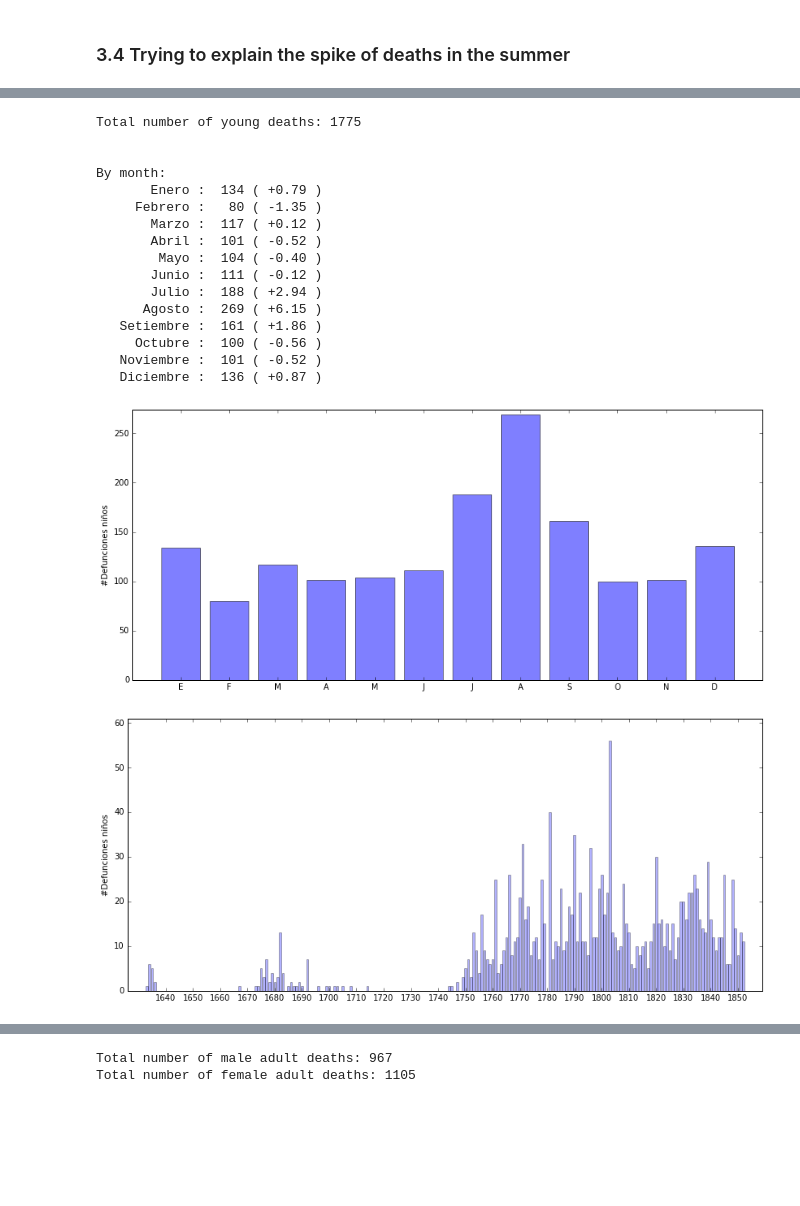
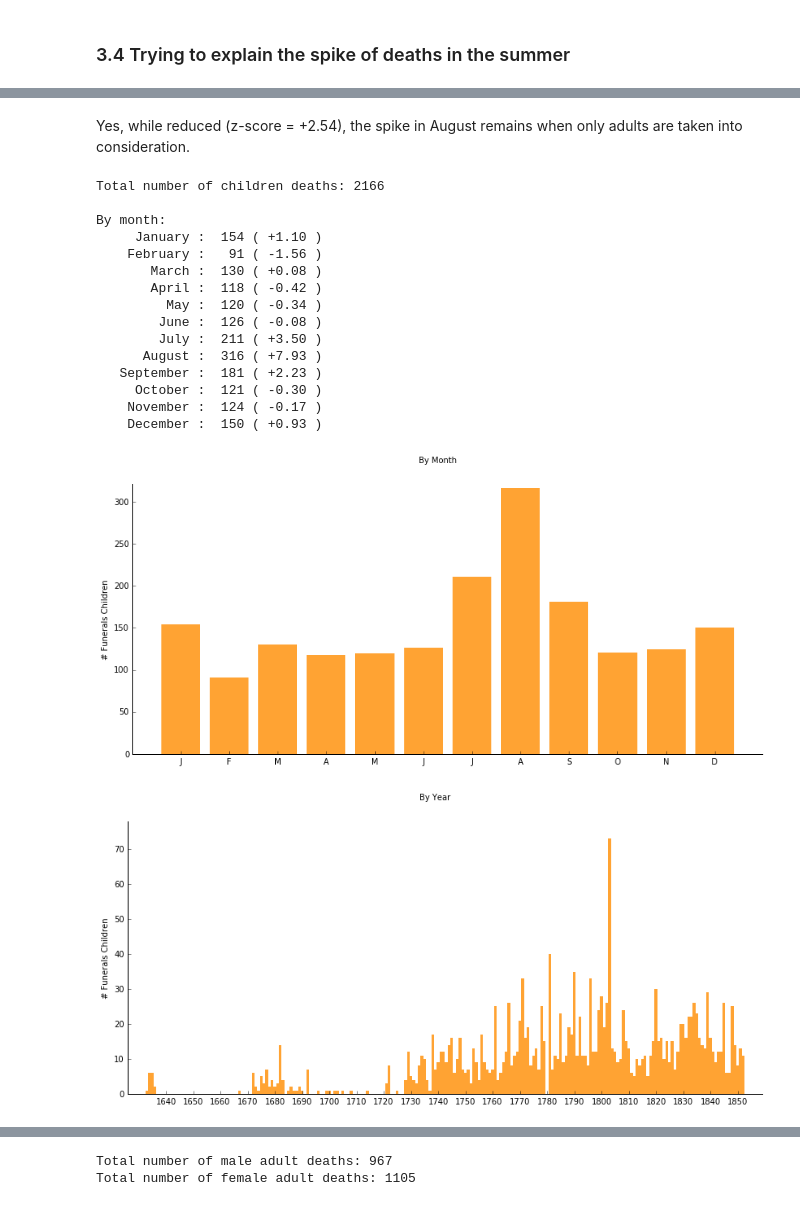
Before and after one commit to adriapr/demography-analysis, a Jupyter notebook: Demographic_analysis_1.ipynb, the cells around one changed output, grey strips where cells are left out. Drawn from its saved outputs; the diff is of its cells as text; code cells hidden in the pictures; blank space fills up the shorter version.

```diff
--- a/Demographic_analysis_1.ipynb
+++ b/Demographic_analysis_1.ipynb
@@ -467,16 +492,18 @@ Entradas mas comunes
 # %%
-# Spearate adults and kids
+# Separate adults and children
 adults = []
-kids = []
+children = []
 
 for i, v in enumerate(NPDEATHDATA[:,9]):
     if v in ['', 'A']:
         adults.append(NPDEATHDATA[i,8])
-    if v in ['P', 'ALB', 'N', 'NIÑA', 'ŃIÑO']:
-        kids.append(NPDEATHDATA[i,8])
+    if v in ['P', 'ALB', 'A', 'N', 'NIÑA', 'ŃIÑO']:
+        children.append(NPDEATHDATA[i,8])
 
 print ("Total number of adult deaths: %d" % len(adults))
-[figDeathAdults, deathByDay, deathByMonth, deathByYear] = plotDateDistribution ( adults, '#Defunciones Adultos', True )
+
+[figDeathAdults, deathByDayAdults, deathByMonthAdults, deathByYearAdults] = \
+    plotDateDistribution ( adults, '# Funerals Adults', True )
 # %% [output]
 Total number of adult deaths: 2072
 
@@ -498,23 +525,26 @@ By month:
+# %% [markdown]
+Yes, while reduced (z-score = +2.54), the spike in August remains when only adults are taken into consideration.
 # %%
-print ("Total number of young deaths: %d\n" % len(kids))
-[figDethKids, deathByDayKids, deathByMonthKids, deathByYearKids] = plotDateDistribution ( kids, '#Defunciones niños', True )
+print ("Total number of children deaths: %d" % len(children))
+
+[figDethChildren, deathByDayChildren, deathByMonthChildren, deathByYearChildren] = \
+    plotDateDistribution ( children, '# Funerals Children', True )
 # %% [output]
-Total number of young deaths: 1775
-
+Total number of children deaths: 2166
 
 By month:
-       Enero :  134 ( +0.79 )
-     Febrero :   80 ( -1.35 )
-       Marzo :  117 ( +0.12 )
-       Abril :  101 ( -0.52 )
-        Mayo :  104 ( -0.40 )
-       Junio :  111 ( -0.12 )
-       Julio :  188 ( +2.94 )
-      Agosto :  269 ( +6.15 )
-   Setiembre :  161 ( +1.86 )
-     Octubre :  100 ( -0.56 )
-   Noviembre :  101 ( -0.52 )
-   Diciembre :  136 ( +0.87 )
+     January :  154 ( +1.10 )
+    February :   91 ( -1.56 )
+       March :  130 ( +0.08 )
+       April :  118 ( -0.42 )
+         May :  120 ( -0.34 )
+        June :  126 ( -0.08 )
+        July :  211 ( +3.50 )
+      August :  316 ( +7.93 )
+   September :  181 ( +2.23 )
+     October :  121 ( -0.30 )
+    November :  124 ( -0.17 )
+    December :  150 ( +0.93 )
-[figure, old version]
+[figure, new version]
-[figure, old version]
+[figure, new version]
 # %% [markdown]
```
Also changed, not shown: parts of 52 cells of this notebook, 1 other file.
